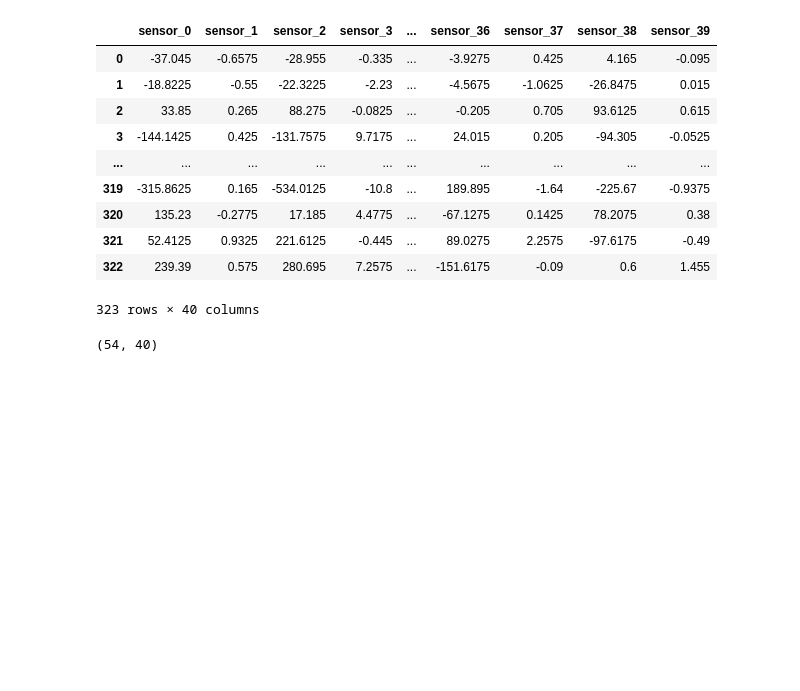
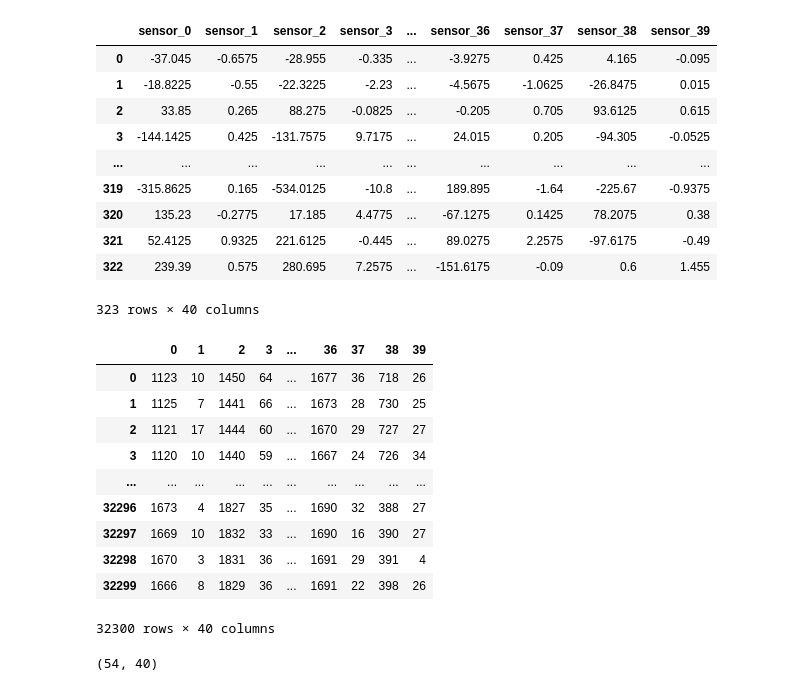
Before and after one commit to gesture-classification/test_task, a Jupyter notebook: notebooks/Project.ipynb, the cells around one changed output. Drawn from its saved outputs; the diff is of its cells as text; code cells hidden in the pictures; blank space fills up the shorter version.

```diff
--- a/notebooks/Project.ipynb
+++ b/notebooks/Project.ipynb
@@ -253,6 +240,21 @@ X_train_preproc
 | 321 | 52.4125 | 0.9325 | 221.6125 | -0.445 | ... | 89.0275 | 2.2575 | -97.6175 | -0.49 |
 | 322 | 239.39 | 0.575 | 280.695 | 7.2575 | ... | -151.6175 | -0.09 | 0.6 | 1.455 |
 323 rows × 40 columns
+# %%
+X_train_flat = pd.DataFrame(np.transpose(X_train,(0,2,1)).reshape(32300, -1).astype(int))
+X_train_flat
+# %% [output]
+|  | 0 | 1 | 2 | 3 | ... | 36 | 37 | 38 | 39 |
+| 0 | 1123 | 10 | 1450 | 64 | ... | 1677 | 36 | 718 | 26 |
+| 1 | 1125 | 7 | 1441 | 66 | ... | 1673 | 28 | 730 | 25 |
+| 2 | 1121 | 17 | 1444 | 60 | ... | 1670 | 29 | 727 | 27 |
+| 3 | 1120 | 10 | 1440 | 59 | ... | 1667 | 24 | 726 | 34 |
+| ... | ... | ... | ... | ... | ... | ... | ... | ... | ... |
+| 32296 | 1673 | 4 | 1827 | 35 | ... | 1690 | 32 | 388 | 27 |
+| 32297 | 1669 | 10 | 1832 | 33 | ... | 1690 | 16 | 390 | 27 |
+| 32298 | 1670 | 3 | 1831 | 36 | ... | 1691 | 29 | 391 | 4 |
+| 32299 | 1666 | 8 | 1829 | 36 | ... | 1691 | 22 | 398 | 26 |
+32300 rows × 40 columns
 # %%
 X_test_preproc = data_preproc(X_test)
 X_test_preproc.shape
```
Also changed, not shown: parts of 13 cells of this notebook.
